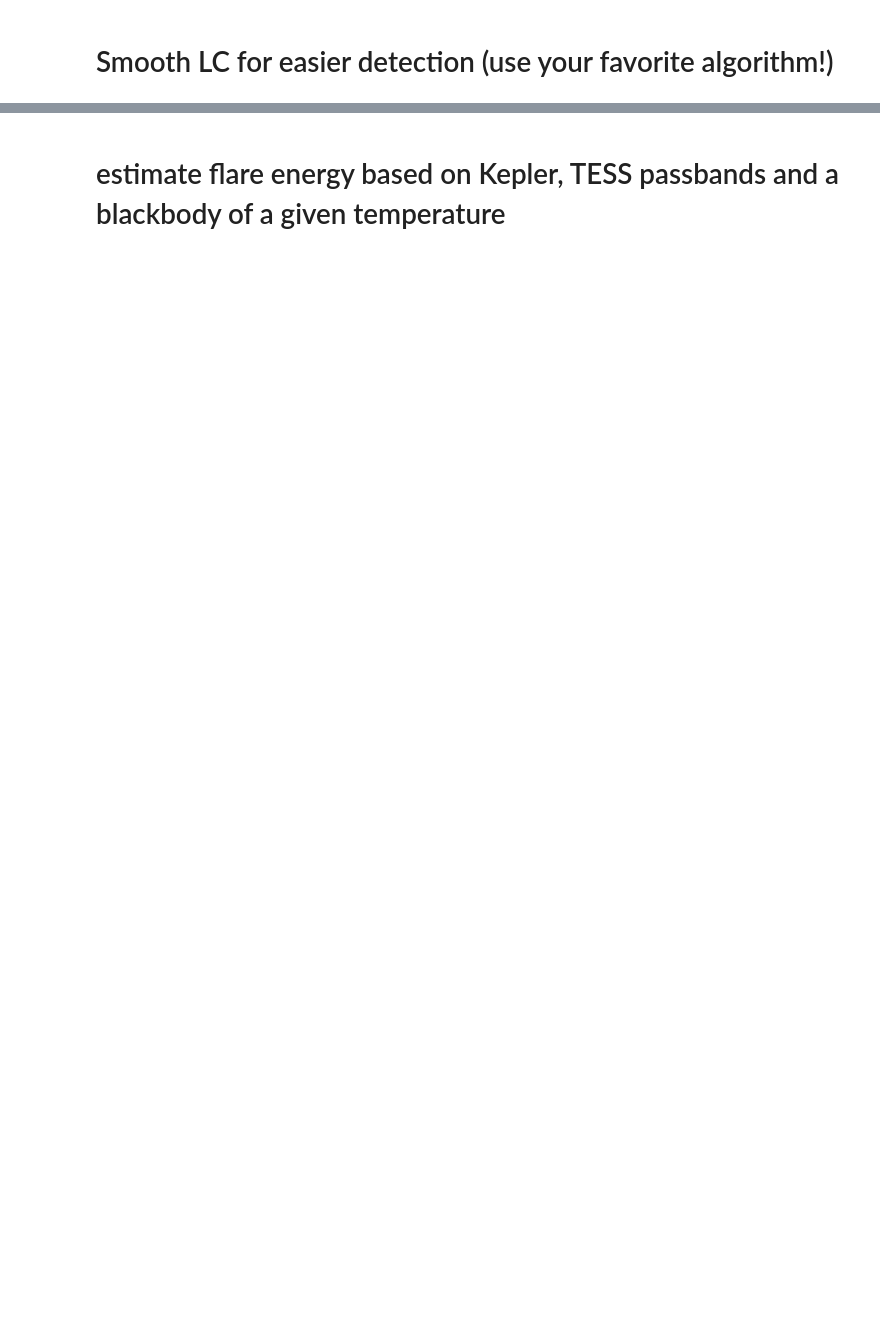
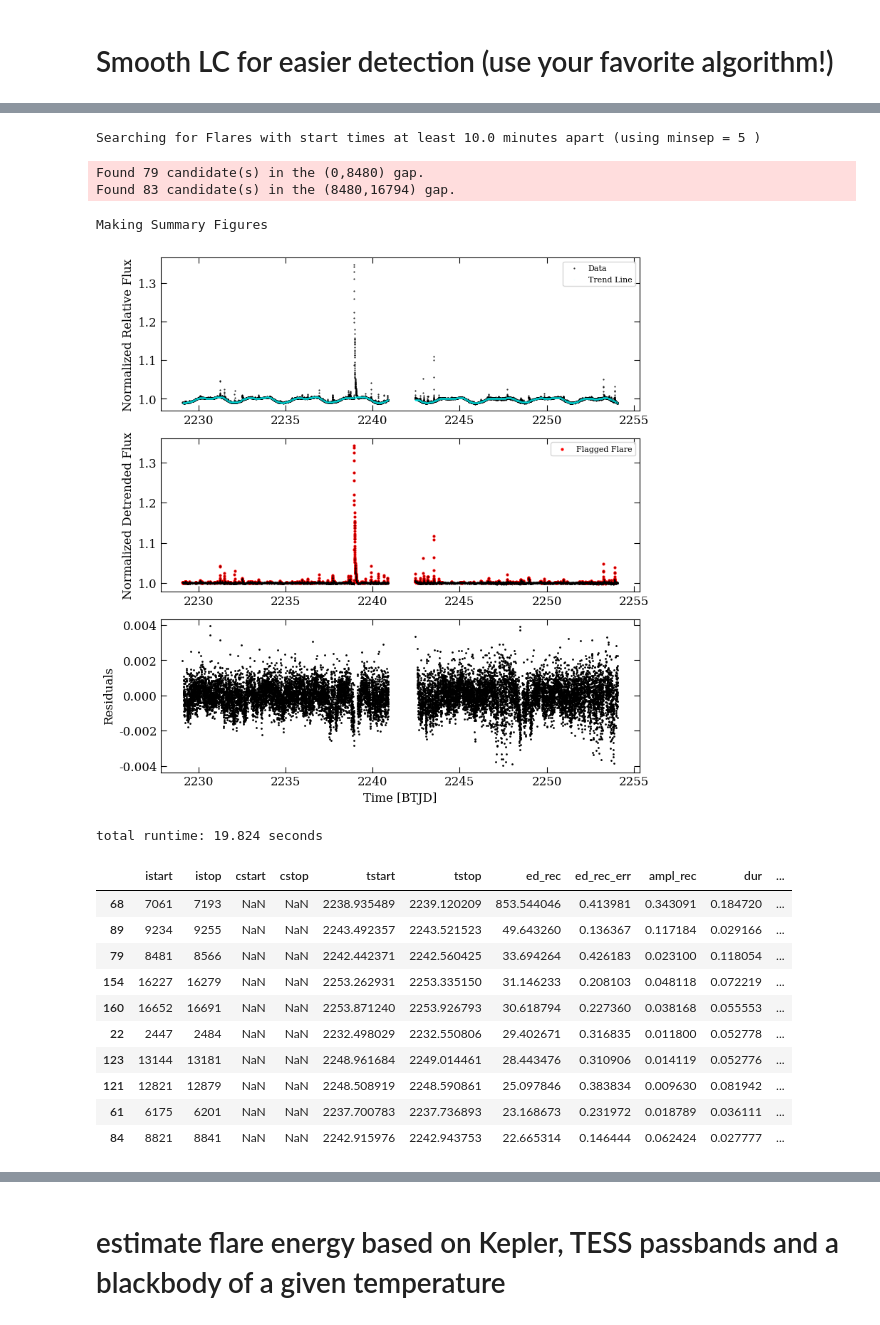
Before and after one commit to daxfeliz/altaipony_practice, a Jupyter notebook: How_to_use_AltaiPony_and_extract_FFDs.ipynb, the cells around one changed output, grey strips where cells are left out. Cells and saved outputs as stored; diff of their text form; code cells hidden in the pictures; blank space fills up the shorter version.

```diff
--- a/How_to_use_AltaiPony_and_extract_FFDs.ipynb
+++ b/How_to_use_AltaiPony_and_extract_FFDs.ipynb
@@ -532,0 +915,27 @@ mpl.rcParams.update(mpl.rcParamsDefault)
+# %%
+flc34, flc_lc34 = apply_altai(ID=ID, input_LC=SPOCS34_pd,
+                            smoothed_input_LC=S34_smoothed_LC,
+                            N1=N1,N2=N2,N3=N3,fs=12,minsep=minsep,
+                            output_filename1='TESS_YZ_CMi_Sector_34_AltaiPony_Flare_Summary.png',
+                            output_filename2='TESS_YZ_CMi_Sector_34_AltaiPony_Flare_inspection.pdf')
+
+flc34.to_csv('TESS_YZ_CMi_Sector_34_AltaiPony_Flare_Fits.csv')
+flc34.head(10)
+# %% [output]
+Searching for Flares with start times at least 10.0 minutes apart (using minsep = 5 )
+Found 79 candidate(s) in the (0,8480) gap.
+Found 83 candidate(s) in the (8480,16794) gap.
+Making Summary Figures
+[figure, added]
+total runtime: 19.824 seconds
+|  | istart | istop | cstart | cstop | tstart | tstop | ed_rec | ed_rec_err | ampl_rec | dur | ... |
+| 68 | 7061 | 7193 | NaN | NaN | 2238.935489 | 2239.120209 | 853.544046 | 0.413981 | 0.343091 | 0.184720 | ... |
+| 89 | 9234 | 9255 | NaN | NaN | 2243.492357 | 2243.521523 | 49.643260 | 0.136367 | 0.117184 | 0.029166 | ... |
+| 79 | 8481 | 8566 | NaN | NaN | 2242.442371 | 2242.560425 | 33.694264 | 0.426183 | 0.023100 | 0.118054 | ... |
+| 154 | 16227 | 16279 | NaN | NaN | 2253.262931 | 2253.335150 | 31.146233 | 0.208103 | 0.048118 | 0.072219 | ... |
+| 160 | 16652 | 16691 | NaN | NaN | 2253.871240 | 2253.926793 | 30.618794 | 0.227360 | 0.038168 | 0.055553 | ... |
+| 22 | 2447 | 2484 | NaN | NaN | 2232.498029 | 2232.550806 | 29.402671 | 0.316835 | 0.011800 | 0.052778 | ... |
+| 123 | 13144 | 13181 | NaN | NaN | 2248.961684 | 2249.014461 | 28.443476 | 0.310906 | 0.014119 | 0.052776 | ... |
+| 121 | 12821 | 12879 | NaN | NaN | 2248.508919 | 2248.590861 | 25.097846 | 0.383834 | 0.009630 | 0.081942 | ... |
+| 61 | 6175 | 6201 | NaN | NaN | 2237.700783 | 2237.736893 | 23.168673 | 0.231972 | 0.018789 | 0.036111 | ... |
+| 84 | 8821 | 8841 | NaN | NaN | 2242.915976 | 2242.943753 | 22.665314 | 0.146444 | 0.062424 | 0.027777 | ... |
```
Also changed, not shown: parts of 42 cells of this notebook, 5 other files.
